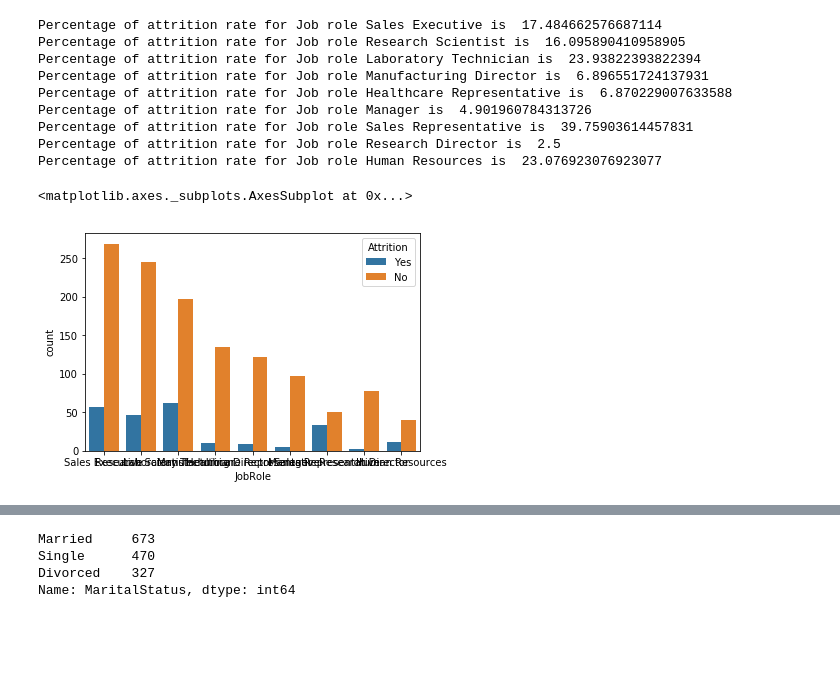
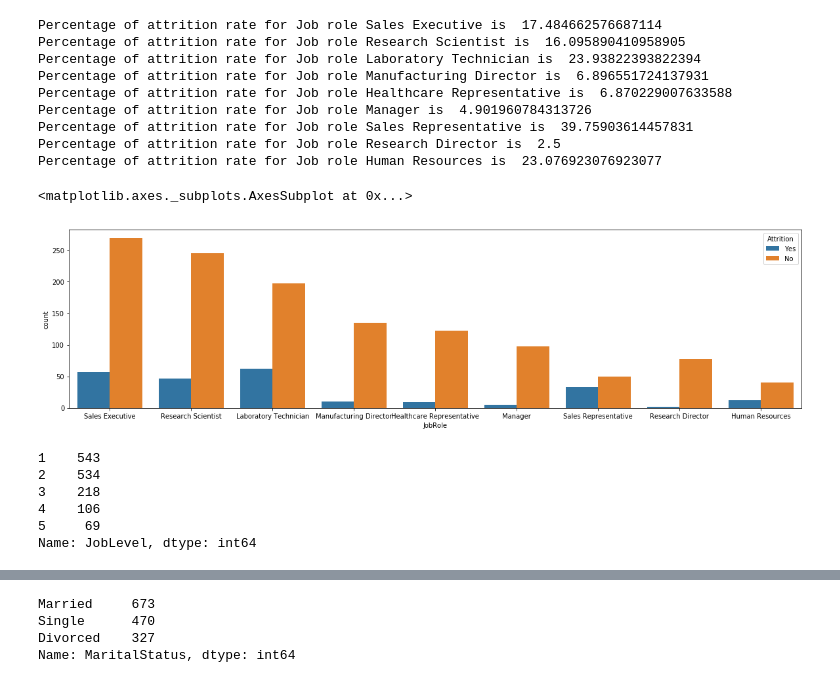
Before and after one commit to sowndhu13/sowndhu13, a Jupyter notebook: Group_8_ibm-hr-analytics-attrition.ipynb, the cells around one changed output, grey strips where cells are left out. Saved outputs shown, nothing was run; the diff lists cells and outputs as text; code cells hidden in the pictures; blank space fills up the shorter version.

```diff
--- a/Group_8_ibm-hr-analytics-attrition.ipynb
+++ b/Group_8_ibm-hr-analytics-attrition.ipynb
@@ -472,7 +482,17 @@ Percentage of attrition rate for Job role Sales Representative is  39.7590361445
 Percentage of attrition rate for Job role Research Director is  2.5
 Percentage of attrition rate for Job role Human Resources is  23.076923076923077
 # %%
+plt.figure(figsize= (20, 5))
 sns.countplot(ibm.JobRole,hue=ibm.Attrition)
 # %% [output]
 <matplotlib.axes._subplots.AxesSubplot at 0x...>
-[figure, old version]
+[figure, new version]
+# %%
+ibm.JobLevel.value_counts()
+# %% [output]
+1    543
+2    534
+3    218
+4    106
+5     69
+Name: JobLevel, dtype: int64
```
Also changed, not shown: parts of 160 cells of this notebook.
